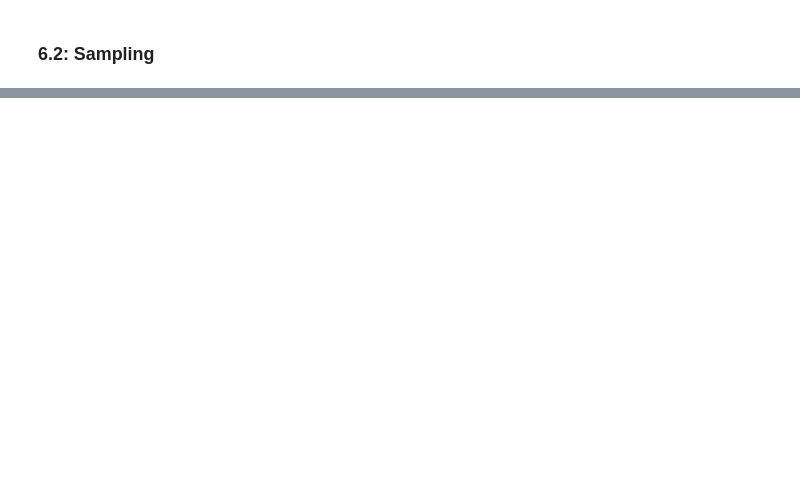
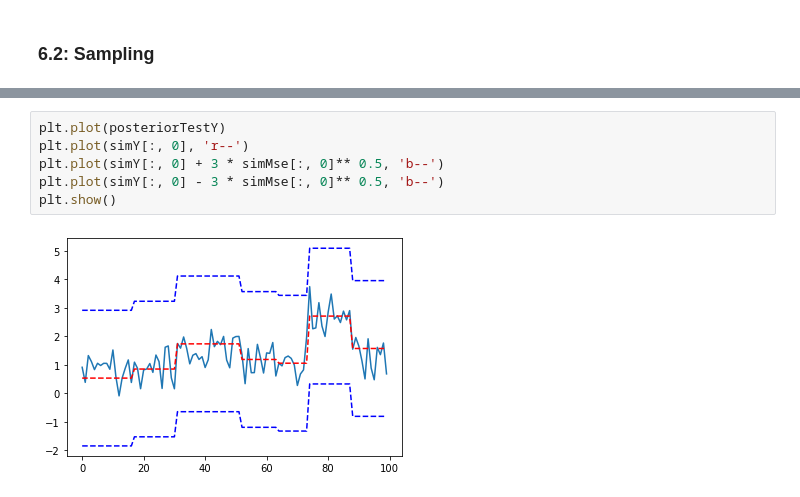
Before and after one commit to Simurgh818/NeuroGaussianProcess, a Jupyter notebook: GP_Anastheisa_vs_Awake-Troubleshooting.ipynb, the cells around one changed output, grey strips where cells are left out. Cells and saved outputs as stored; diff of their text form; blank space fills up the shorter version.

```diff
--- a/GP_Anastheisa_vs_Awake-Troubleshooting.ipynb
+++ b/GP_Anastheisa_vs_Awake-Troubleshooting.ipynb
@@ -572,0 +638,8 @@ Updates: True
+# %%
+plt.plot(posteriorTestY)
+plt.plot(simY[:, 0], 'r--')
+plt.plot(simY[:, 0] + 3 * simMse[:, 0]** 0.5, 'b--')
+plt.plot(simY[:, 0] - 3 * simMse[:, 0]** 0.5, 'b--')
+plt.show()
+# %% [output]
+[figure, added]
```
Also changed, not shown: parts of 31 cells of this notebook.
